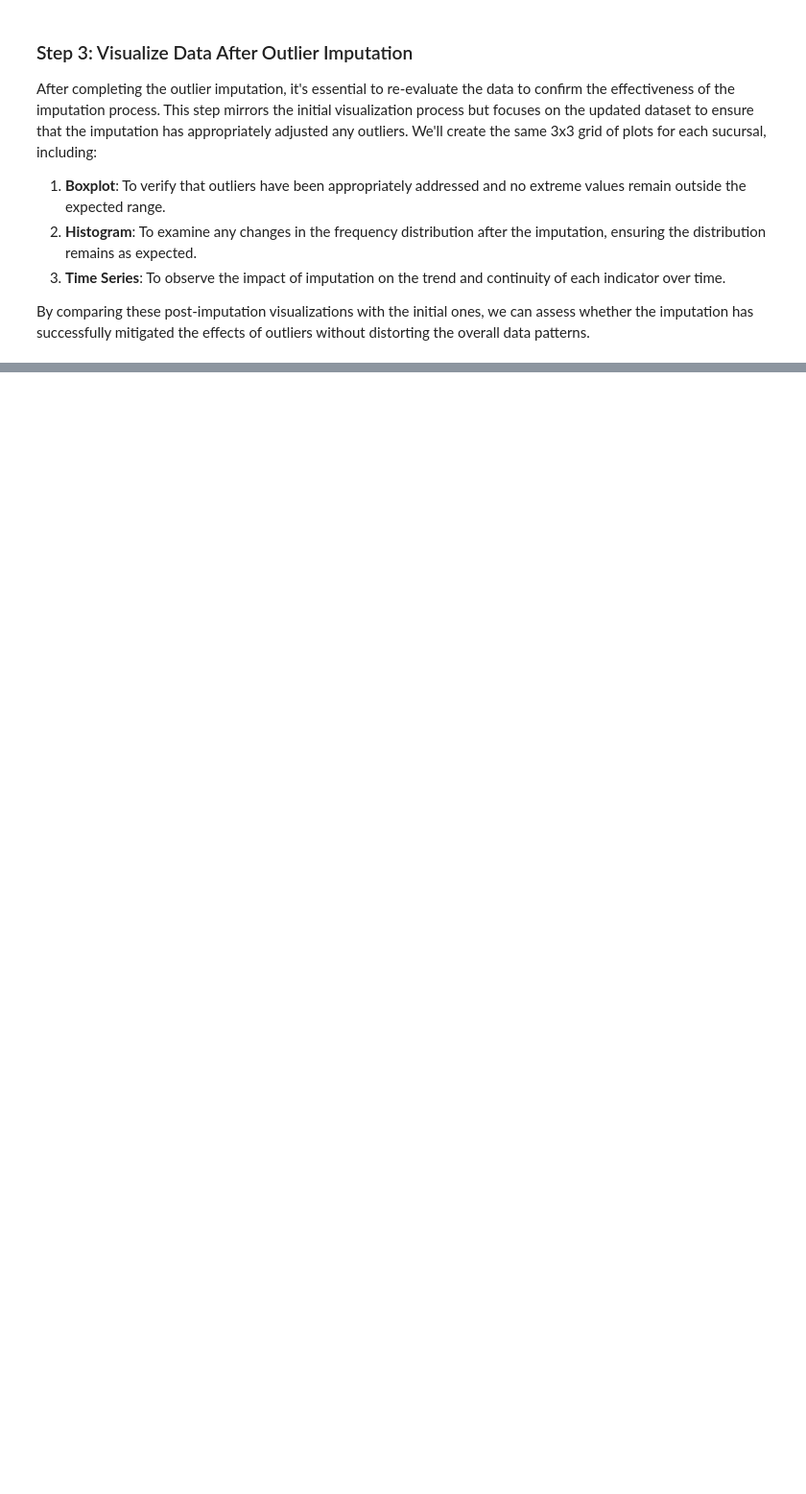
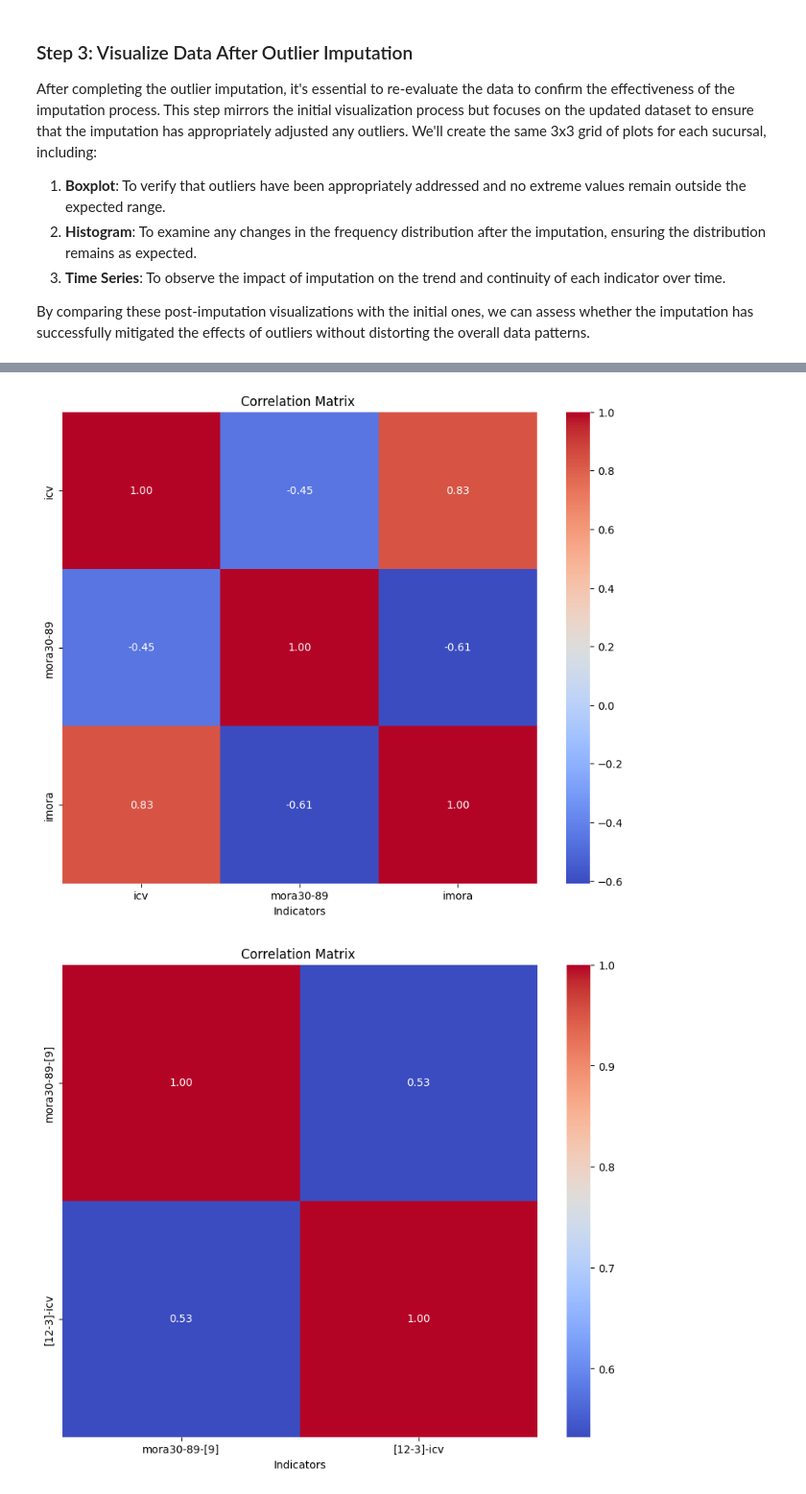
Before and after one commit to magotronico/AI_Script, a Jupyter notebook: dmx_challenge/dmx_challenge.ipynb, the cells around one changed output, grey strips where cells are left out. Shown at 96% size. Cells and saved outputs as stored; diff of their text form; code cells hidden in the pictures; blank space fills up the shorter version.

```diff
--- a/dmx_challenge/dmx_challenge.ipynb
+++ b/dmx_challenge/dmx_challenge.ipynb
@@ -819,0 +865,29 @@ os.makedirs(after_dir, exist_ok=True)
+# %%
+def correlation_matrix_between_datasets(x):
+    # B
+    x=x.iloc[:,:]
+
+    # Initialize a DataFrame to store the correlation matrix
+    correlation_matrix = pd.DataFrame(index=x.columns, columns=x.columns)
+    x.head()
+
+    # Calculate the Pearson correlation coefficient for each pair of columns
+    correlation_matrix=x.corr()
+
+    # Convert the values to numeric
+    correlation_matrix = correlation_matrix.astype(float)
+
+    # Create a heatmap to visualize the correlation matrix
+    plt.figure(figsize=(10, 8))
+    sns.heatmap(correlation_matrix, annot=True, fmt=".2f", cmap="coolwarm", cbar=True)
+    plt.title("Correlation Matrix ")
+    plt.xlabel("Indicators")
+    plt.show()
+
+    return correlation_matrix
+
+correlation_matrix = correlation_matrix_between_datasets(matrix)
+correlation_matrix = correlation_matrix_between_datasets(matriz1)
+# %% [output]
+[figure, added]
+[figure, added]
```
Also changed, not shown: parts of 11 cells of this notebook.
